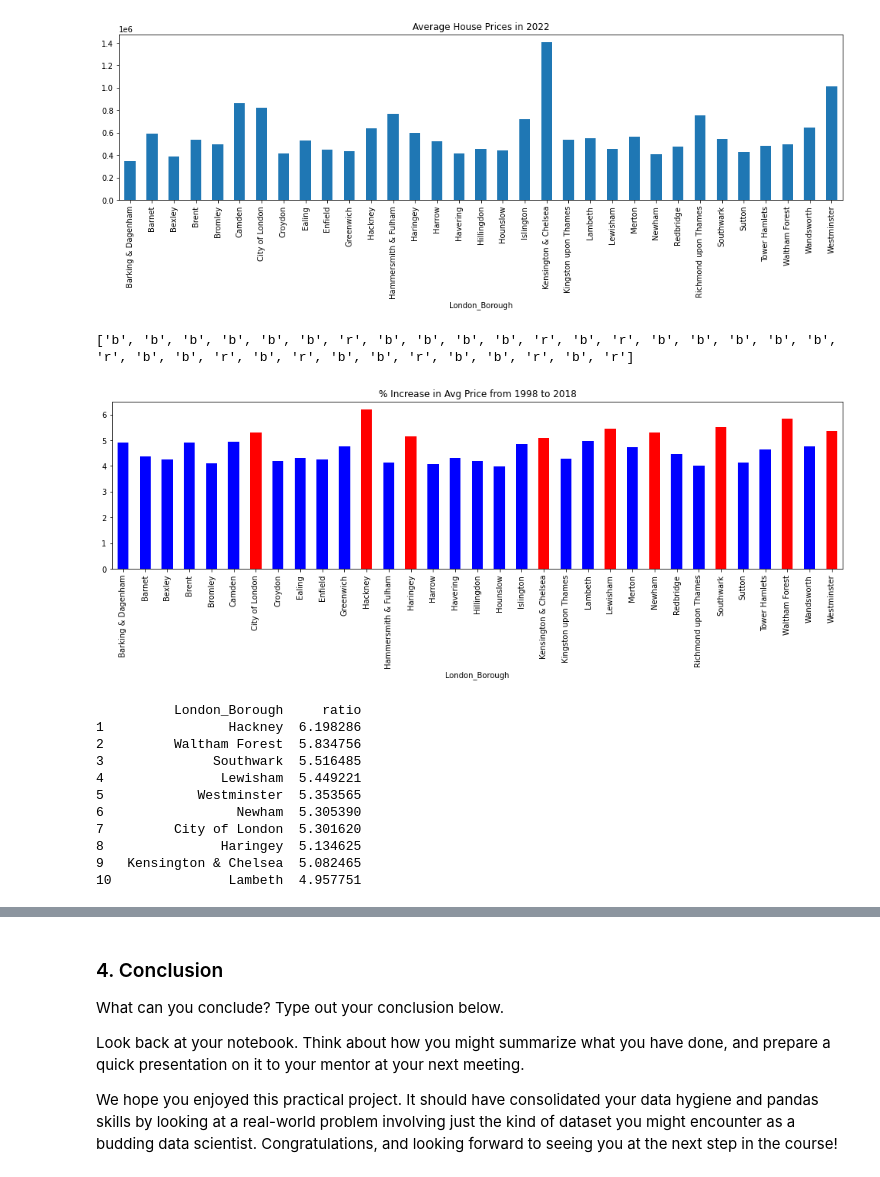
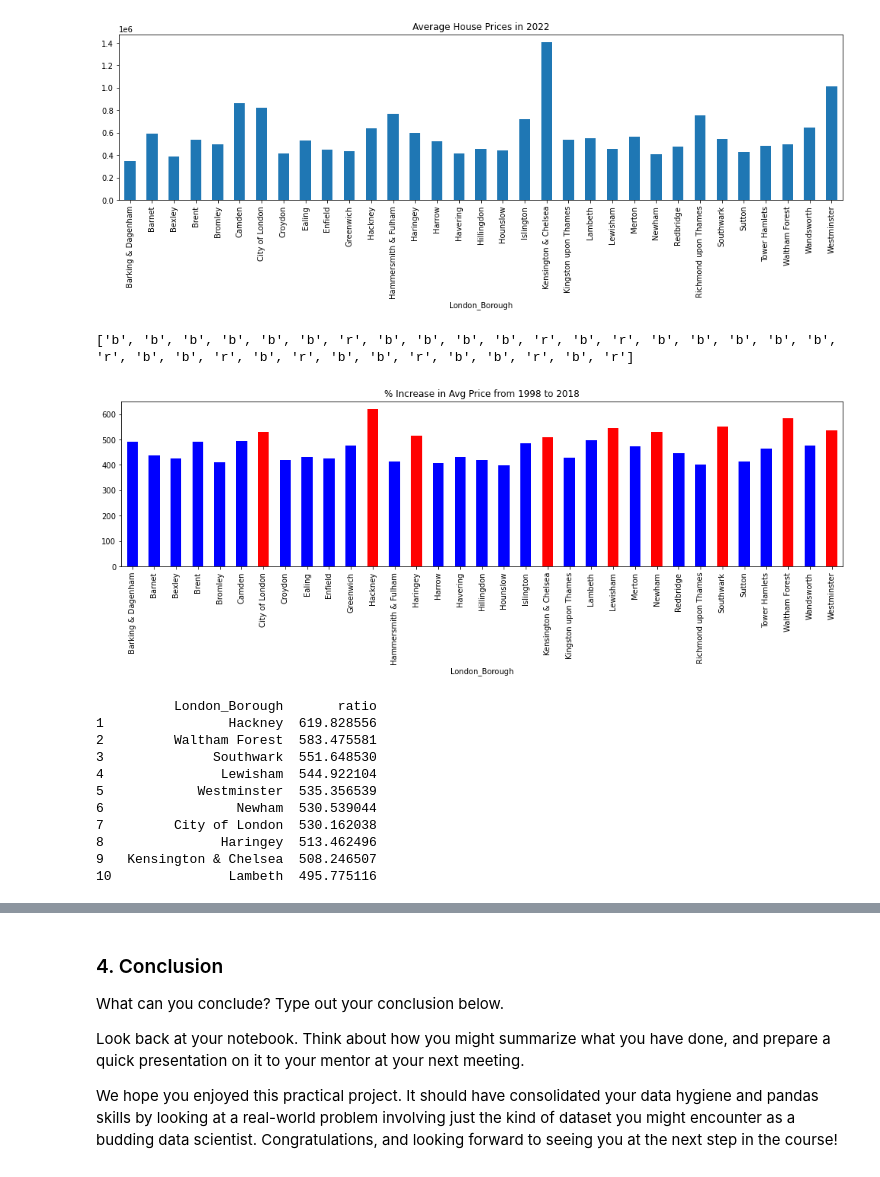
Before and after one commit to smccracken13/DataScienceCareerTrack, a Jupyter notebook: Unit 4 Challenge - Tier 3.ipynb, the cells around one changed output, grey strips where cells are left out. Cells and saved outputs as stored; diff of their text form; code cells hidden in the pictures.

```diff
--- a/Unit 4 Challenge - Tier 3.ipynb
+++ b/Unit 4 Challenge - Tier 3.ipynb
@@ -293,37 +294,37 @@ Median Price =  274064.4585041667
 # %%
 def create_price_ratio(borough):
     Borough = dfg[dfg['London_Borough']== borough]
     price_1998 = float(Borough[Borough['Year']==1998].loc[:,'Average_Price'])
     price_2018 = float(Borough[Borough['Year']==2018].loc[:,'Average_Price'])
-    ratio = price_2018/price_1998
+    ratio = 100*price_2018/price_1998
     return ratio
 
 ratio_dict = {}
 for borough in dfg['London_Borough'].unique():
     ratio_dict[borough]=create_price_ratio(borough)
 
 df_ratios = pd.DataFrame(ratio_dict.items())
 df_ratios = df_ratios.rename(columns={0:'London_Borough',1:'ratio'})
 #is_recession = ['r' if s=='recession' else 'g' for s in gdp_recession['econ_status']]
-high_ratios = ['r' if ratio>=5 else'b' for ratio in df_ratios['ratio']]
+high_ratios = ['r' if ratio>=500 else'b' for ratio in df_ratios['ratio']]
 print(high_ratios)
 df_ratios.plot(kind='bar',x='London_Borough',y='ratio',title='% Increase in Avg Price from 1998 to 2018', figsize=(17,4),legend=False, color = high_ratios)
 plt.show()
 df_ratios_sorted = df_ratios.sort_values('ratio',ascending=False).reset_index()
 del df_ratios_sorted['index']
 df_ratios_sorted.index = df_ratios_sorted.index +1
 print(df_ratios_sorted.head(10))
 # %% [output]
 ['b', 'b', 'b', 'b', 'b', 'b', 'r', 'b', 'b', 'b', 'b', 'r', 'b', 'r', 'b', 'b', 'b', 'b', 'b', 'r', 'b', 'b', 'r', 'b', 'r', 'b', 'b', 'r', 'b', 'b', 'r', 'b', 'r']
-[figure, old version]
+[figure, new version]
-          London_Borough     ratio
-1                Hackney  6.198286
-2         Waltham Forest  5.834756
-3              Southwark  5.516485
-4               Lewisham  5.449221
-5            Westminster  5.353565
-6                 Newham  5.305390
-7         City of London  5.301620
-8               Haringey  5.134625
-9   Kensington & Chelsea  5.082465
-10               Lambeth  4.957751
+          London_Borough       ratio
+1                Hackney  619.828556
+2         Waltham Forest  583.475581
+3              Southwark  551.648530
+4               Lewisham  544.922104
+5            Westminster  535.356539
+6                 Newham  530.539044
+7         City of London  530.162038
+8               Haringey  513.462496
+9   Kensington & Chelsea  508.246507
+10               Lambeth  495.775116
```
Also changed, not shown: parts of 4 cells of this notebook.
